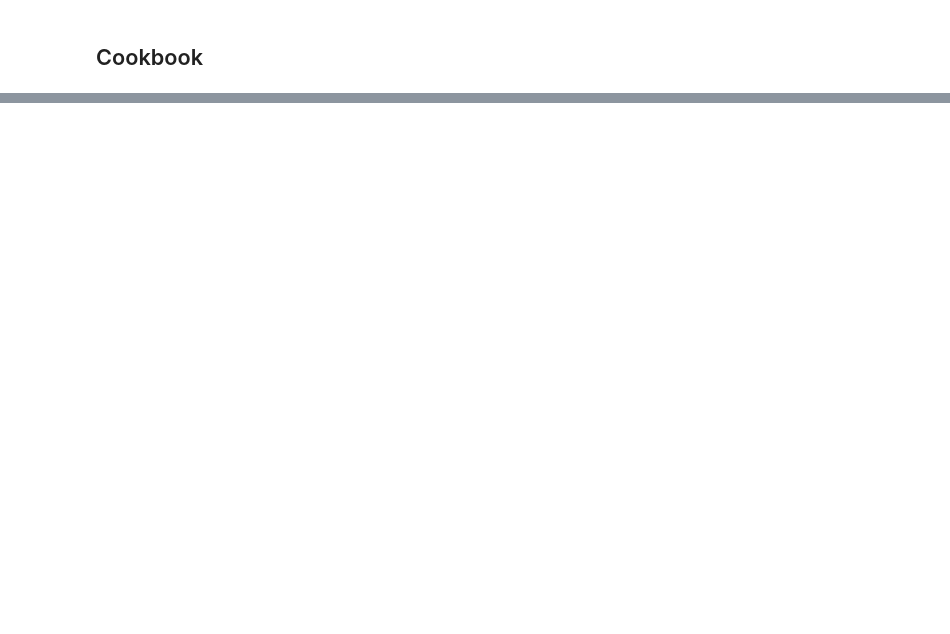
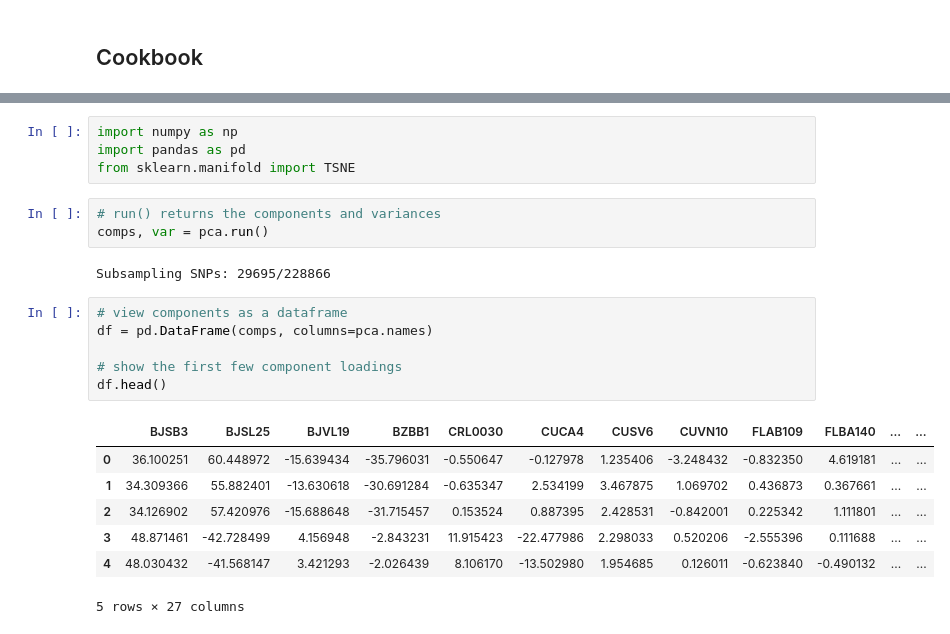
Before and after one commit to dereneaton/ipyrad, a Jupyter notebook: newdocs/cookbook/cookbook-pca.ipynb, the cells around one changed output, grey strips where cells are left out. Saved outputs shown, nothing was run; the diff lists cells and outputs as text; blank space fills up the shorter version.

```diff
--- a/newdocs/cookbook/cookbook-pca.ipynb
+++ b/newdocs/cookbook/cookbook-pca.ipynb
@@ -219,0 +226,23 @@ kmeans_imputation.missing.sort_values(by="missing")
+# %%
+import numpy as np
+import pandas as pd
+from sklearn.manifold import TSNE
+# %%
+# run() returns the components and variances
+comps, var = pca.run()
+# %% [output]
+Subsampling SNPs: 29695/228866
+# %%
+# view components as a dataframe
+df = pd.DataFrame(comps, columns=pca.names)
+
+# show the first few component loadings
+df.head()
+# %% [output]
+|  | BJSB3 | BJSL25 | BJVL19 | BZBB1 | CRL0030 | CUCA4 | CUSV6 | CUVN10 | FLAB109 | FLBA140 | ... | ... |
+| 0 | 36.100251 | 60.448972 | -15.639434 | -35.796031 | -0.550647 | -0.127978 | 1.235406 | -3.248432 | -0.832350 | 4.619181 | ... | ... |
+| 1 | 34.309366 | 55.882401 | -13.630618 | -30.691284 | -0.635347 | 2.534199 | 3.467875 | 1.069702 | 0.436873 | 0.367661 | ... | ... |
+| 2 | 34.126902 | 57.420976 | -15.688648 | -31.715457 | 0.153524 | 0.887395 | 2.428531 | -0.842001 | 0.225342 | 1.111801 | ... | ... |
+| 3 | 48.871461 | -42.728499 | 4.156948 | -2.843231 | 11.915423 | -22.477986 | 2.298033 | 0.520206 | -2.555396 | 0.111688 | ... | ... |
+| 4 | 48.030432 | -41.568147 | 3.421293 | -2.026439 | 8.106170 | -13.502980 | 1.954685 | 0.126011 | -0.623840 | -0.490132 | ... | ... |
+5 rows × 27 columns
```
Also changed, not shown: parts of 23 cells of this notebook, 1 other file.
